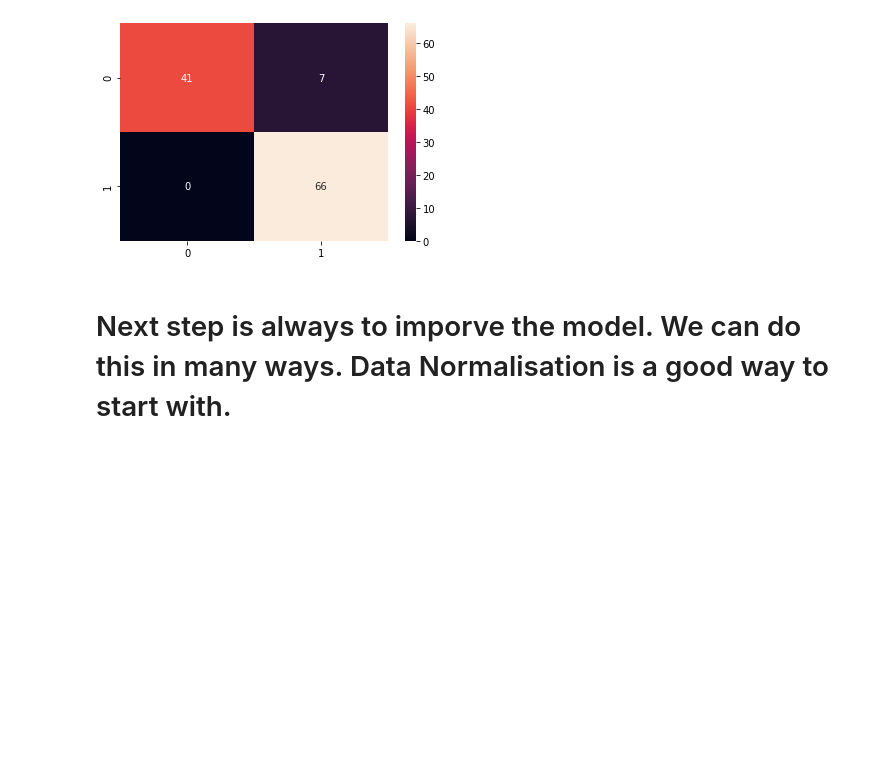
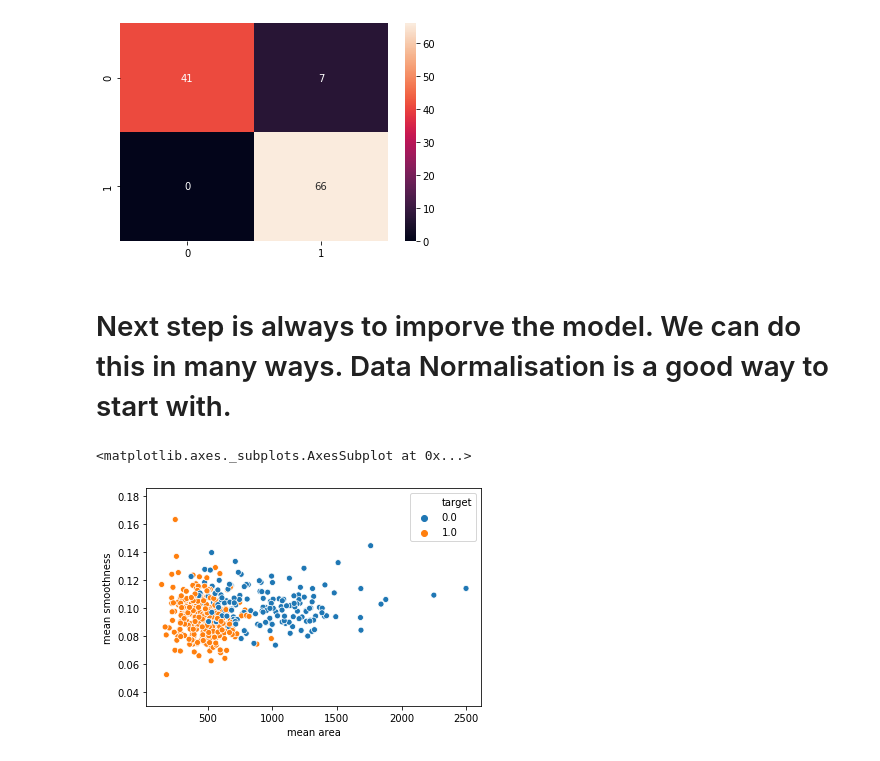
Before and after one commit to nitishast/TF, a Jupyter notebook: Breast_cancer_Classification.ipynb, the cells around one changed output. Drawn from its saved outputs; the diff is of its cells as text; code cells hidden in the pictures; blank space fills up the shorter version.

```diff
--- a/Breast_cancer_Classification.ipynb
+++ b/Breast_cancer_Classification.ipynb
@@ -186,0 +211,5 @@ sns.heatmap(cm, annot=True)
+# %%
+sns.scatterplot(x = X_train['mean area'], y = X_train['mean smoothness'], hue = y_train) #basically y_train has target variables
+# %% [output]
+<matplotlib.axes._subplots.AxesSubplot at 0x...>
+[figure, added]
```
Also changed, not shown: parts of 25 cells of this notebook.
